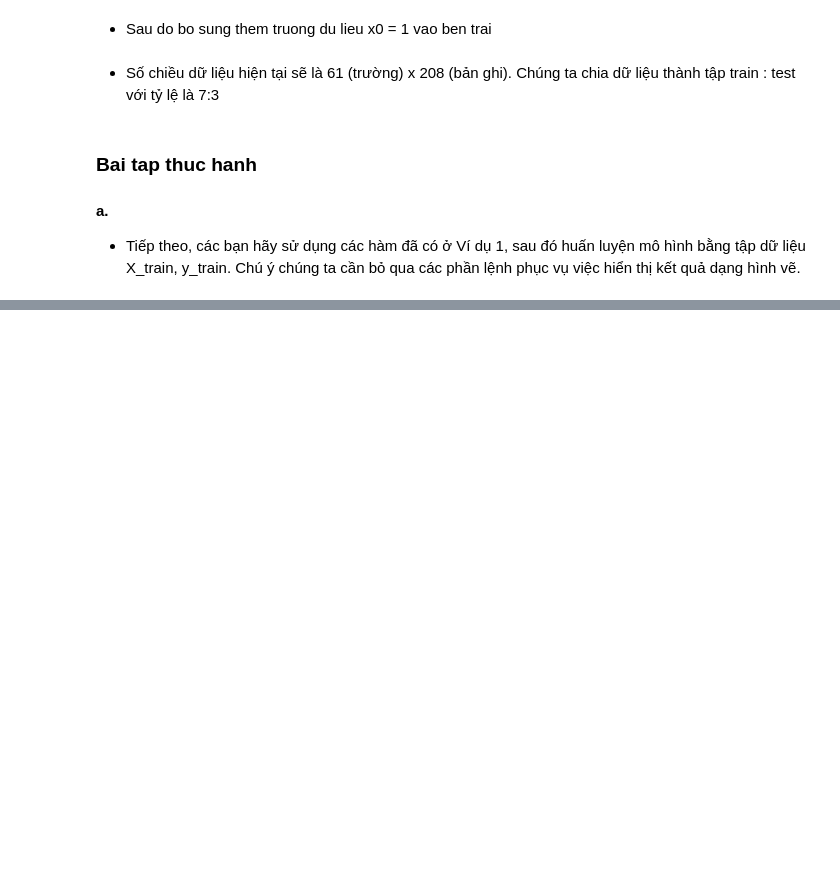
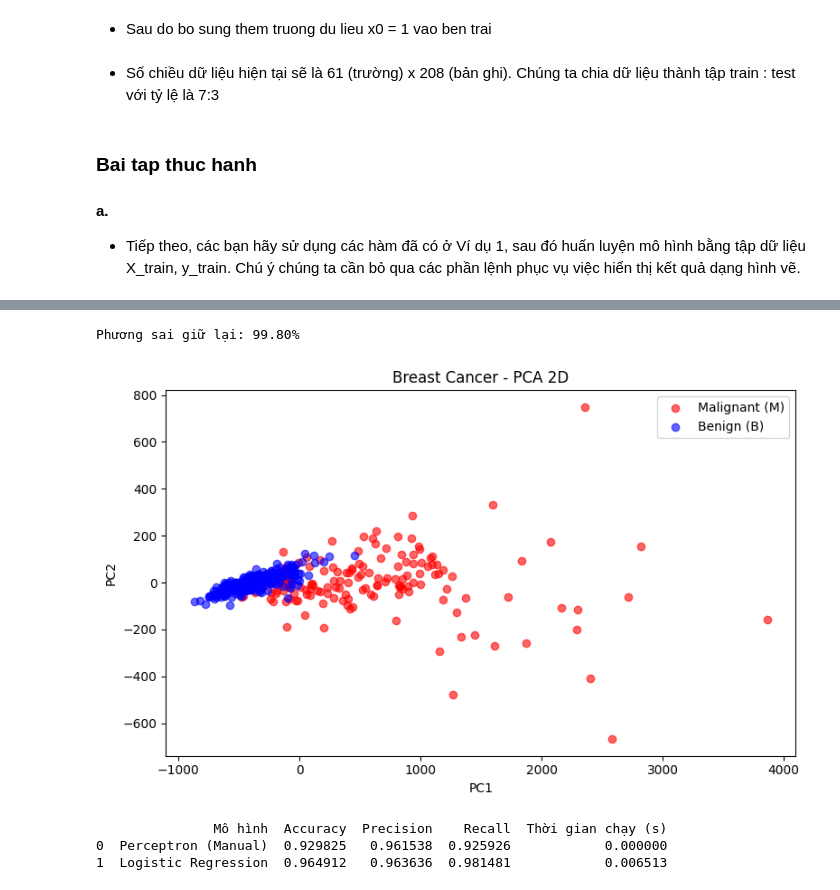
Before and after one commit to vutiendat2302/hocky-2-nam-3-toantin-, a Jupyter notebook: machine_learning/exercise/ex7/23000111_VuTienDat_Perceptron.ipynb, the cells around one changed output, grey strips where cells are left out. Cells and saved outputs as stored; diff of their text form; code cells hidden in the pictures; blank space fills up the shorter version.

```diff
--- a/machine_learning/exercise/ex7/23000111_VuTienDat_Perceptron.ipynb
+++ b/machine_learning/exercise/ex7/23000111_VuTienDat_Perceptron.ipynb
@@ -205,0 +339,19 @@ hình vẽ.
+# %%
+from sklearn import datasets
+cancer_data = datasets.load_breast_cancer()
+# show to test record 5th
+print(cancer_data.data[5])
+
+#target set
+from sklearn.model_selection import train_test_split
+
+cancer_data = datasets.load_breast_cancer()
+x0 = np.ones((cancer_data.data.shape[0], 1))
+cancer_df = np.concatenate((x0, cancer_data.data), axis = 1)
+X_train, X_test, y_train, y_test = train_test_split(cancer_df,
+                cancer_data.target, test_size=0.3,random_state=109)
+
+y_train_p = np.where(y_train == 0, -1, 1)
+y_test_p = np.where(y_test == 0, -1, 1)
+print(cancer_data.target.shape)
+print(cancer_df.shape)
@@ -205,0 +509,30 @@ hình vẽ.
+# %%
+# Thực hiện giảm số chiều
+from sklearn.decomposition import PCA
+
+# bỏ cột bias trước khi PCA
+X_train_raw = X_train[:, 1:]
+X_test_raw = X_test[:, 1:]
+
+pca = PCA(n_components=2)
+X_train_2d = pca.fit_transform(X_train_raw)
+X_test_2d  = pca.transform(X_test_raw)
+
+print(f"Phương sai giữ lại: {sum(pca.explained_variance_ratio_)*100:.2f}%")
+# %% [output]
+Phương sai giữ lại: 99.80%
+# %%
+# Hiển thị két quả trực quan hóa lên mà hình
+plt.figure(figsize=(8, 5))
+plt.scatter(X_train_2d[y_train_p == -1, 0], X_train_2d[y_train_p == -1, 1],
+            c='red',  label='Malignant (M)', alpha=0.6)
+plt.scatter(X_train_2d[y_train_p ==  1, 0], X_train_2d[y_train_p ==  1, 1],
+            c='blue', label='Benign (B)',    alpha=0.6)
+plt.title('Breast Cancer - PCA 2D')
+plt.xlabel('PC1')
+plt.ylabel('PC2')
+plt.legend()
+plt.tight_layout()
+plt.show()
+# %% [output]
+[figure, added]
@@ -205,0 +556,14 @@ hình vẽ.
+# %%
+results = {
+    "Mô hình": ["Perceptron (Manual)", "Logistic Regression"],
+    "Accuracy": [acc_a, acc_lr_2d],
+    "Precision": [prec_a, prec_lr_2d],
+    "Recall": [rec_a, rec_lr_2d],
+    "Thời gian chạy (s)": [time_a, time_lr_2d]
+}
+compare_df = pd.DataFrame(results)
+print(compare_df)
+# %% [output]
+               Mô hình  Accuracy  Precision    Recall  Thời gian chạy (s)
+0  Perceptron (Manual)  0.929825   0.961538  0.925926            0.000000
+1  Logistic Regression  0.964912   0.963636  0.981481            0.006513
```
Also changed, not shown: parts of 32 cells of this notebook.
